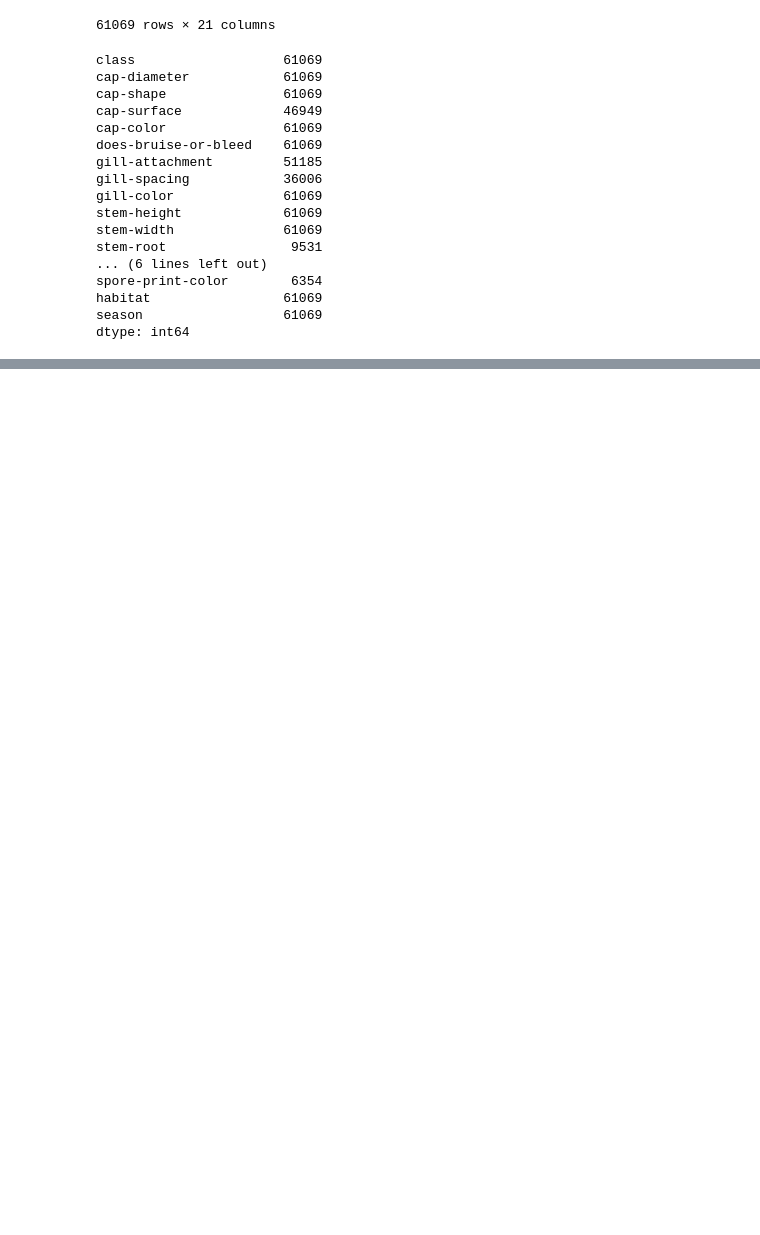
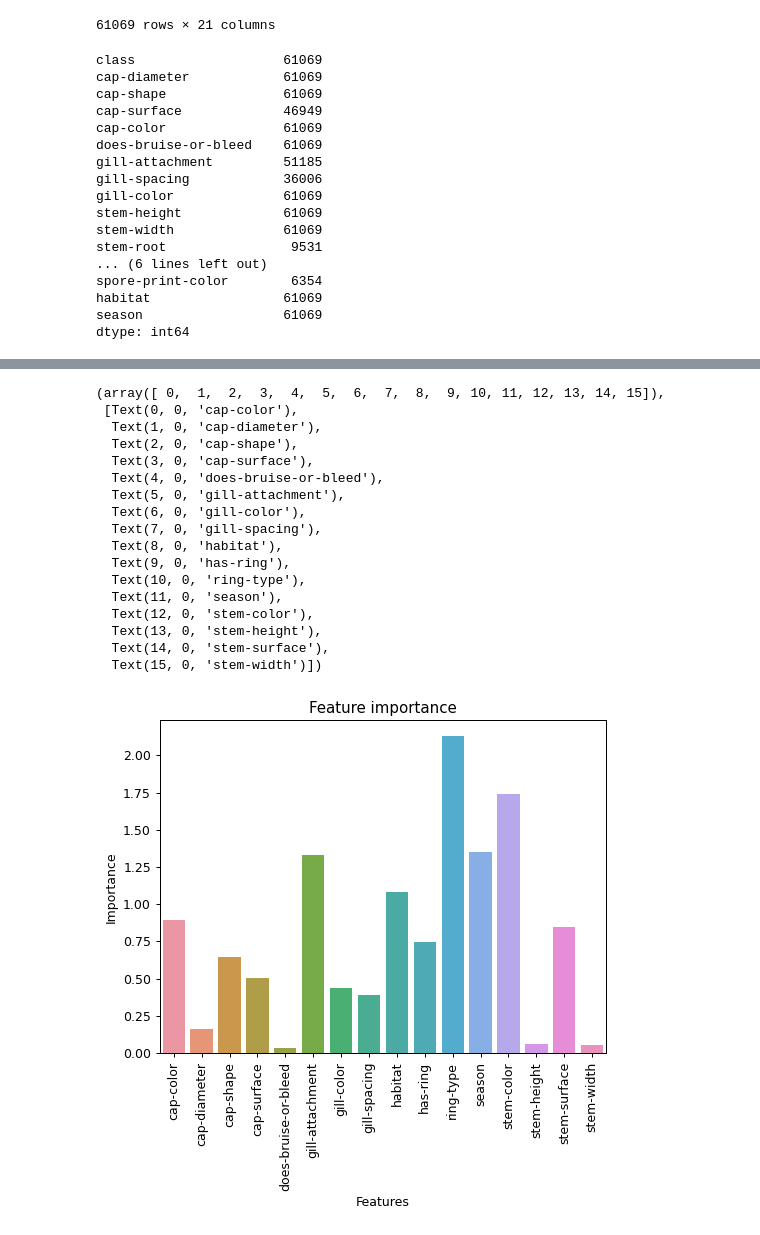
Before and after one commit to MarcosBianchii/Organizacion-de-Datos, a Jupyter notebook: TP2/baseline.ipynb, the cells around one changed output, grey strips where cells are left out. Cells and saved outputs as stored; diff of their text form; code cells hidden in the pictures; blank space fills up the shorter version.

```diff
--- a/TP2/baseline.ipynb
+++ b/TP2/baseline.ipynb
@@ -72,0 +141,6 @@ X_test['class'] = encoded_class_test
+# %%
+features = pd.DataFrame({'feature': columnas_encodeadas, 'importance': lr.coef_[0]})
+features.feature = features.feature.map(lambda x: x.split('_')[0])
+features.importance = features.importance.map(abs)
+features = features.groupby('feature').sum().reset_index()
+features
@@ -72,0 +165,26 @@ X_test['class'] = encoded_class_test
+# %%
+plt.figure(dpi=90)
+sns.barplot(features, x='feature', y='importance')
+plt.title('Feature importance')
+plt.xlabel('Features')
+plt.ylabel('Importance')
+plt.xticks(rotation=90)
+# %% [output]
+(array([ 0,  1,  2,  3,  4,  5,  6,  7,  8,  9, 10, 11, 12, 13, 14, 15]),
+ [Text(0, 0, 'cap-color'),
+  Text(1, 0, 'cap-diameter'),
+  Text(2, 0, 'cap-shape'),
+  Text(3, 0, 'cap-surface'),
+  Text(4, 0, 'does-bruise-or-bleed'),
+  Text(5, 0, 'gill-attachment'),
+  Text(6, 0, 'gill-color'),
+  Text(7, 0, 'gill-spacing'),
+  Text(8, 0, 'habitat'),
+  Text(9, 0, 'has-ring'),
+  Text(10, 0, 'ring-type'),
+  Text(11, 0, 'season'),
+  Text(12, 0, 'stem-color'),
+  Text(13, 0, 'stem-height'),
+  Text(14, 0, 'stem-surface'),
+  Text(15, 0, 'stem-width')])
+[figure, added]
```
Also changed, not shown: parts of 13 cells of this notebook, 1 other file.
